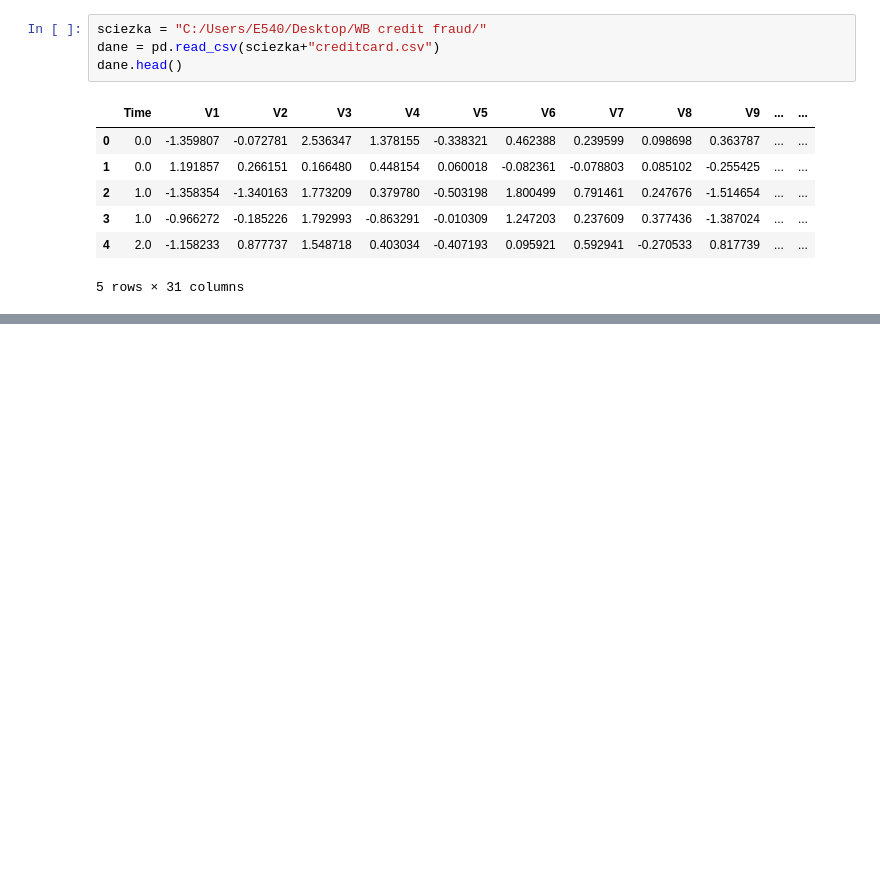
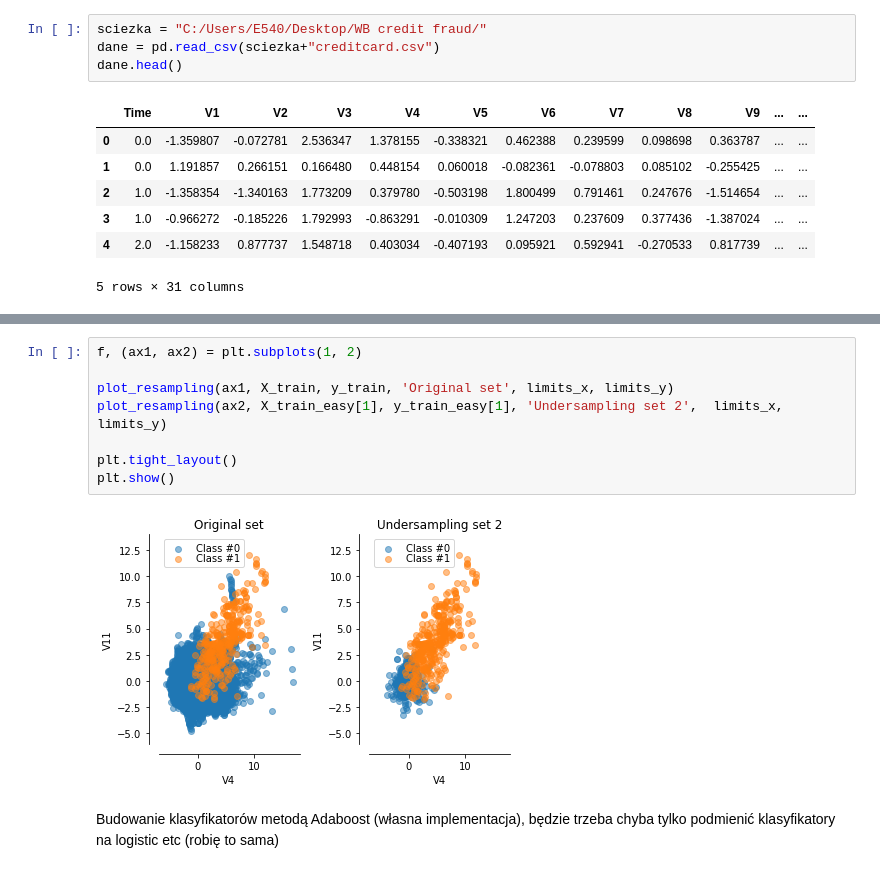
Before and after one commit to flaminka/CreditCardFraud, a Jupyter notebook: WB credit card fraud.ipynb, the cells around one changed output, grey strips where cells are left out. Cells and saved outputs as stored; diff of their text form; blank space fills up the shorter version.

```diff
--- a/WB credit card fraud.ipynb
+++ b/WB credit card fraud.ipynb
@@ -57,0 +247,12 @@ dtype: int64
+# %%
+f, (ax1, ax2) = plt.subplots(1, 2)
+
+plot_resampling(ax1, X_train, y_train, 'Original set', limits_x, limits_y)
+plot_resampling(ax2, X_train_easy[1], y_train_easy[1], 'Undersampling set 2',  limits_x, limits_y)
+
+plt.tight_layout()
+plt.show()
+# %% [output]
+[figure, added]
+# %% [markdown]
+Budowanie klasyfikatorów metodą Adaboost (własna implementacja), będzie trzeba chyba tylko podmienić klasyfikatory na logistic etc (robię to sama)
```
Also changed, not shown: parts of 44 cells of this notebook.
